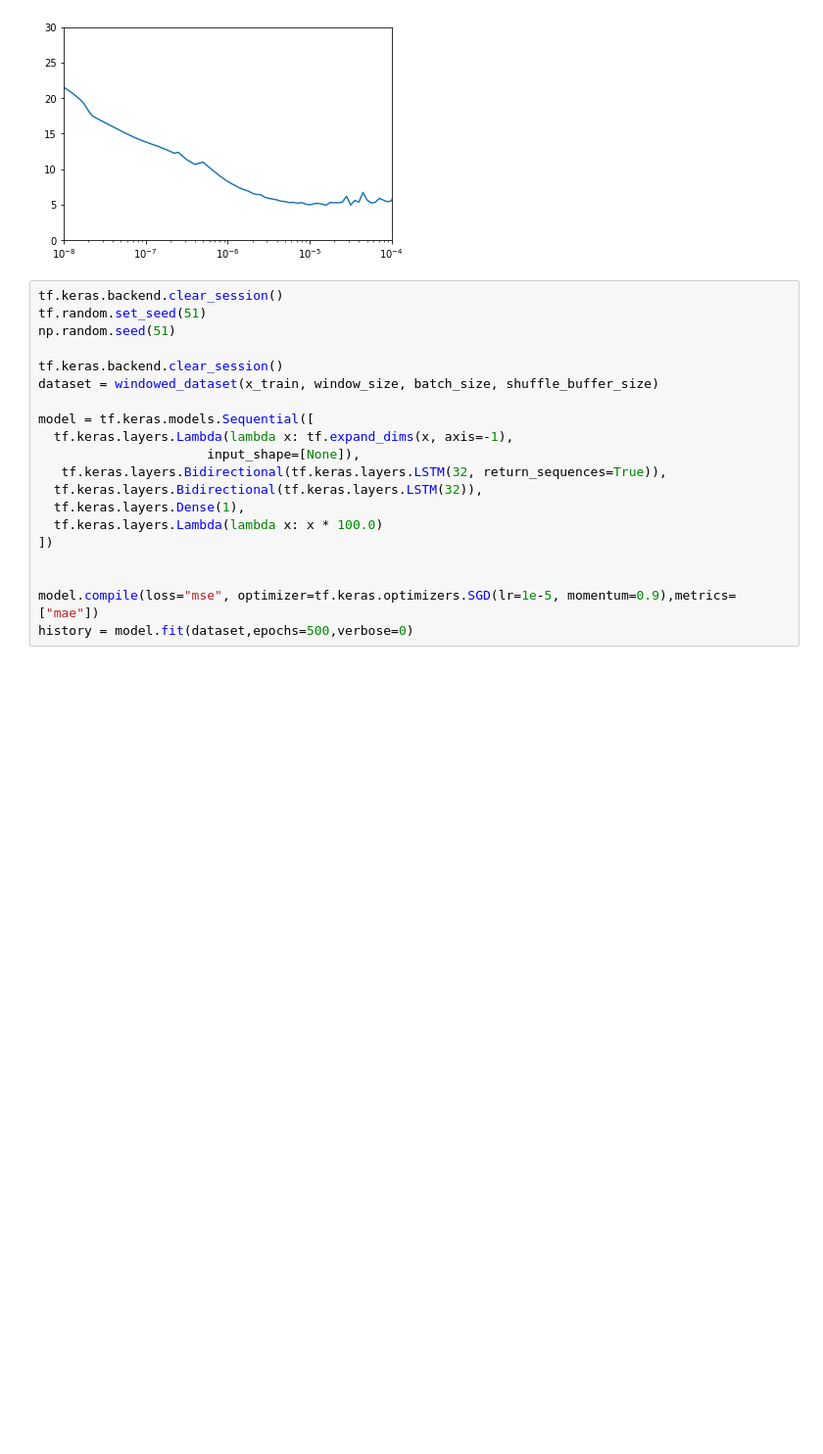
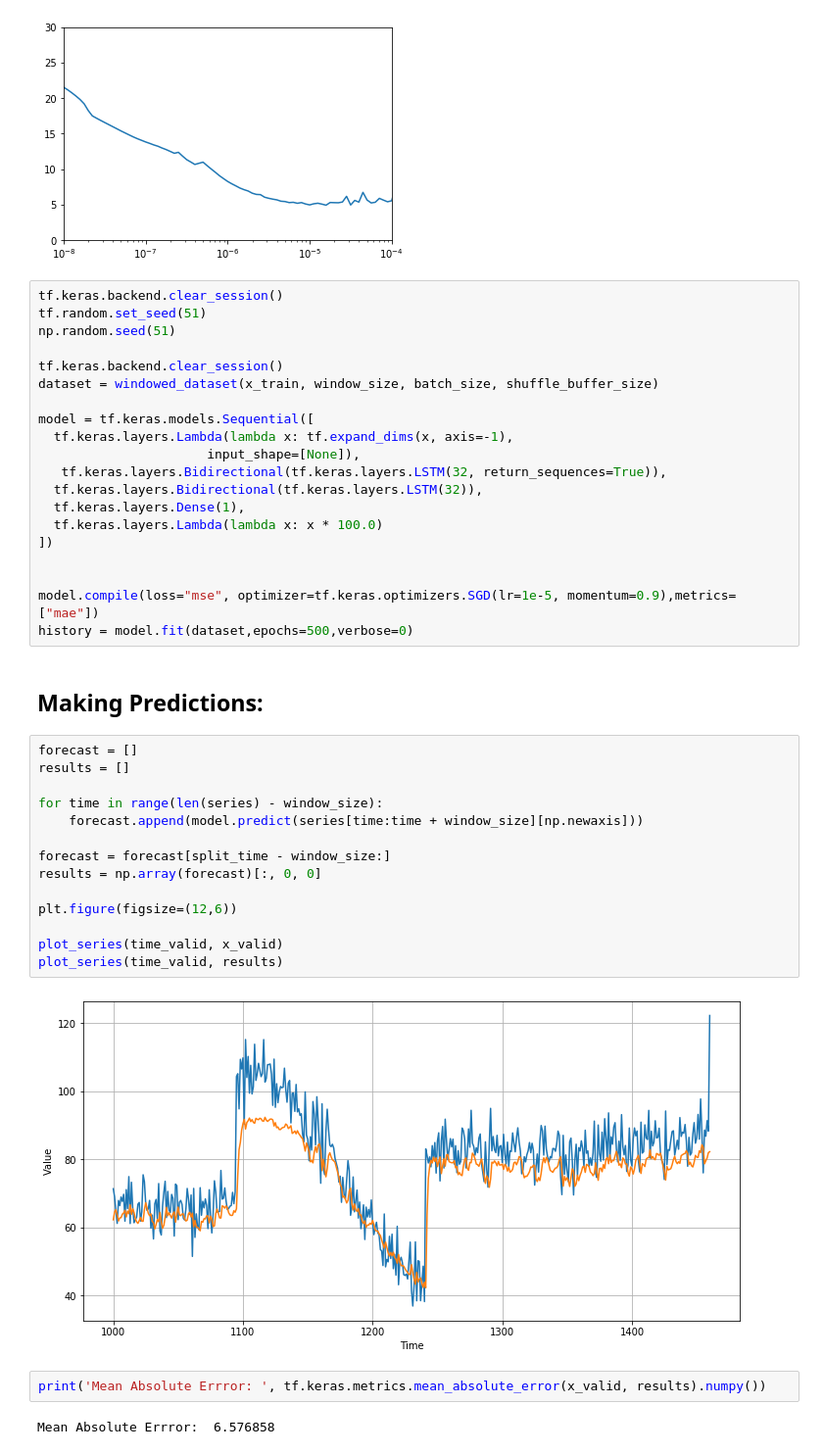
Before and after one commit to umairgillani93/Tensorflow-Specialization-Courses, a Jupyter notebook: Sequence_TimeSeries_Predictions04/WEEK_03/Week03 - Lesson03.ipynb, the cells around one changed output. Shown at 98% size. Cells and saved outputs as stored; diff of their text form; blank space fills up the shorter version.

```diff
--- a/Sequence_TimeSeries_Predictions04/WEEK_03/Week03 - Lesson03.ipynb
+++ b/Sequence_TimeSeries_Predictions04/WEEK_03/Week03 - Lesson03.ipynb
@@ -130,3 +130,25 @@ model = tf.keras.models.Sequential([
 
 model.compile(loss="mse", optimizer=tf.keras.optimizers.SGD(lr=1e-5, momentum=0.9),metrics=["mae"])
 history = model.fit(dataset,epochs=500,verbose=0)
+# %% [markdown]
+## Making Predictions:
+# %%
+forecast = []
+results = []
+
+for time in range(len(series) - window_size):
+    forecast.append(model.predict(series[time:time + window_size][np.newaxis]))
+
+forecast = forecast[split_time - window_size:]
+results = np.array(forecast)[:, 0, 0]
+
+plt.figure(figsize=(12,6))
+
+plot_series(time_valid, x_valid)
+plot_series(time_valid, results)
+# %% [output]
+[figure, added]
+# %%
+print('Mean Absolute Errror: ', tf.keras.metrics.mean_absolute_error(x_valid, results).numpy())
+# %% [output]
+Mean Absolute Errror:  6.576858
```
Also changed, not shown: parts of 1 cell of this notebook.
